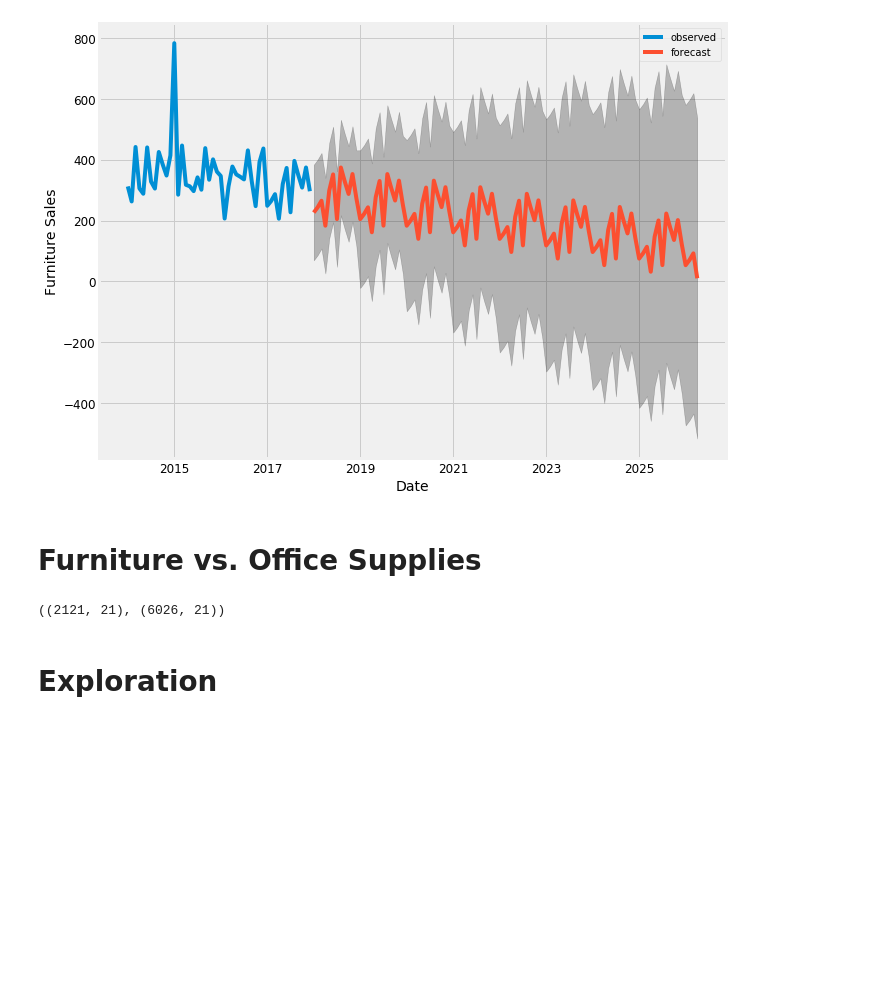
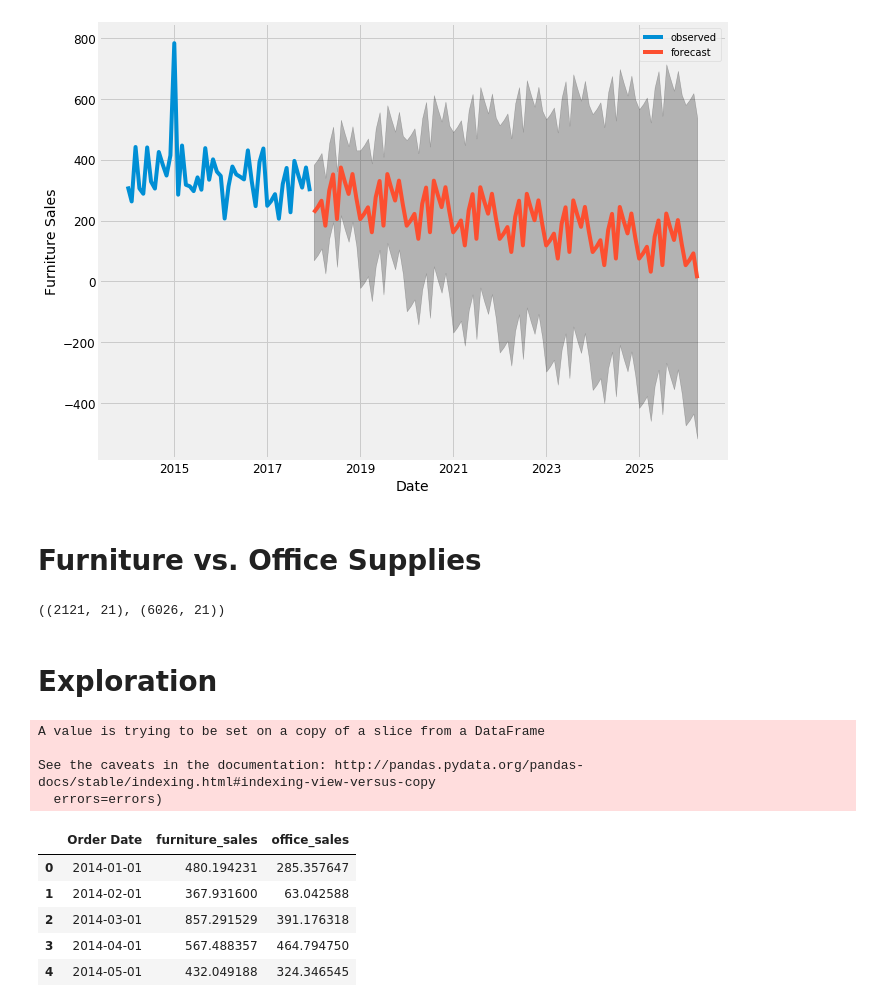
Before and after one commit to damiansp/ML, a Jupyter notebook: python/TS/end_to_end_TS_forecasting.py.ipynb, the cells around one changed output. Saved outputs shown, nothing was run; the diff lists cells and outputs as text; code cells hidden in the pictures; blank space fills up the shorter version.

```diff
--- a/python/TS/end_to_end_TS_forecasting.py.ipynb
+++ b/python/TS/end_to_end_TS_forecasting.py.ipynb
@@ -227,3 +227,21 @@ furniture.shape, office.shape
 ((2121, 21), (6026, 21))
 # %% [markdown]
 # Exploration
+# %%
+cols = [
+    'Row ID', 'Order ID', 'Ship Date', 'Ship Mode', 'Customer ID',
+    'Customer Name', 'Segment', 'Country', 'City', 'State', 'Postal Code',
+    'Region', 'Product ID', 'Category', 'Sub-Category', 'Product Name',
+    'Quantity', 'Discount', 'Profit']
+furniture.drop(cols, axis=1, inplace=True)
+
+furniture = furniture.sort_values('Order Date')
+office = office.sort_values('Order Date')
+# %% [output]
+A value is trying to be set on a copy of a slice from a DataFrame
+
+See the caveats in the documentation: http://pandas.pydata.org/pandas-docs/stable/indexing.html#indexing-view-versus-copy
+  errors=errors)
+# %%
+furniture = furniture.groupby('Order Date')['Sales'].sum().reset_index()
+office = office.groupby('Order Date')['Sales'].sum().reset_index()
@@ -229,0 +259,13 @@ furniture.shape, office.shape
+# %%
+store = furniture.merge(office, how='inner', on='Order Date')
+store.rename(
+    columns={'Sales_x': 'furniture_sales', 'Sales_y': 'office_sales'},
+    inplace=True)
+store.head()
+# %% [output]
+|  | Order Date | furniture_sales | office_sales |
+| 0 | 2014-01-01 | 480.194231 | 285.357647 |
+| 1 | 2014-02-01 | 367.931600 | 63.042588 |
+| 2 | 2014-03-01 | 857.291529 | 391.176318 |
+| 3 | 2014-04-01 | 567.488357 | 464.794750 |
+| 4 | 2014-05-01 | 432.049188 | 324.346545 |
```
Also changed, not shown: parts of 6 cells of this notebook.
